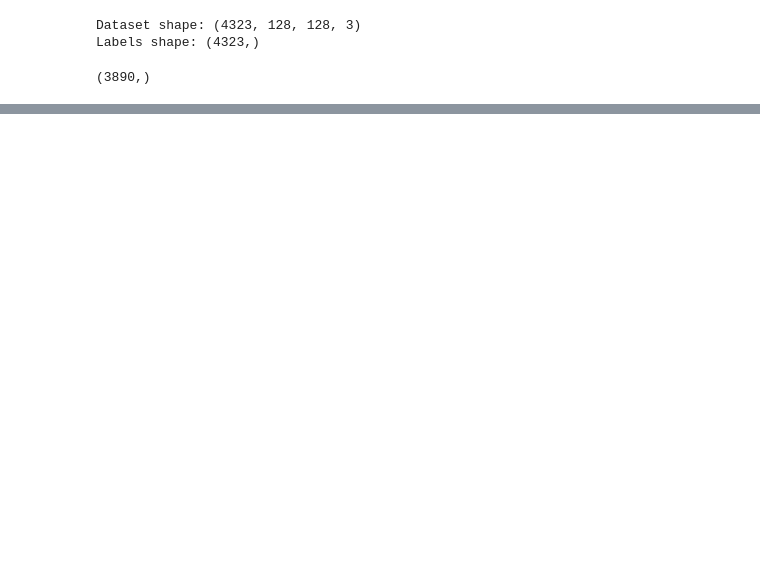
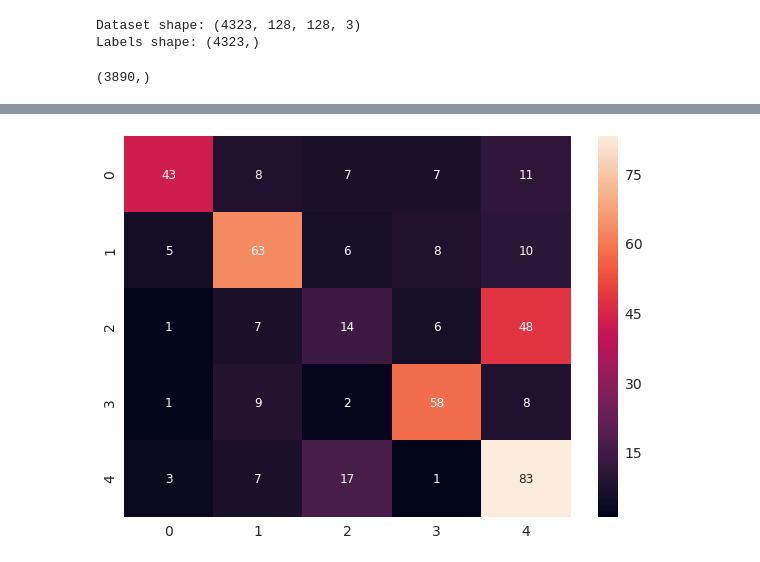
Before and after one commit to aparecidovieira/Flower-Classification, a Jupyter notebook: flowers_keras_AG.ipynb, the cells around one changed output, grey strips where cells are left out. Drawn from its saved outputs; the diff is of its cells as text; code cells hidden in the pictures; blank space fills up the shorter version.

```diff
--- a/flowers_keras_AG.ipynb
+++ b/flowers_keras_AG.ipynb
@@ -229,6 +230,6 @@ batch_size = 32
 train_generator = gen.flow(X_tr, Y_tr, batch_size=batch_size)
 test_generator = test_gen.flow(X_te, Y_te, batch_size=batch_size)
 # %%
-model.fit_generator(train_generator, steps_per_epoch=X_tr.shape[0]//batch_size, epochs=18,
+history = model.fit_generator(train_generator, steps_per_epoch=X_tr.shape[0]//batch_size, epochs=9,
                    validation_data=test_generator, validation_steps=X_te.shape[0]//batch_size)
 # %% [output]
@@ -258,0 +263,8 @@ Testing results:1.7498304012465973 0.6605080836914978
+# %%
+Y_pred = model.predict(X_te, verbose=2)
+y_pred = np.argmax(Y_pred, axis =1)
+# %%
+for i in range(5):
+    print(i, confusion_matrix(np.argmax(Y_te, axis=1), y_pred)[i].sum())
+cm = confusion_matrix(np.argmax(Y_te, axis=1), y_pred)
+print(cm)
@@ -258,0 +284,8 @@ Testing results:1.7498304012465973 0.6605080836914978
+# %%
+df = pd.DataFrame(cm, range(5), range(5))
+plt.figure(figsize=(10, 7))
+sb.set(font_scale=1.4)
+sb.heatmap(df, annot=True, annot_kws={"size":12})
+plt.show()
+# %% [output]
+[figure, added]
```
Also changed, not shown: parts of 12 cells of this notebook.
